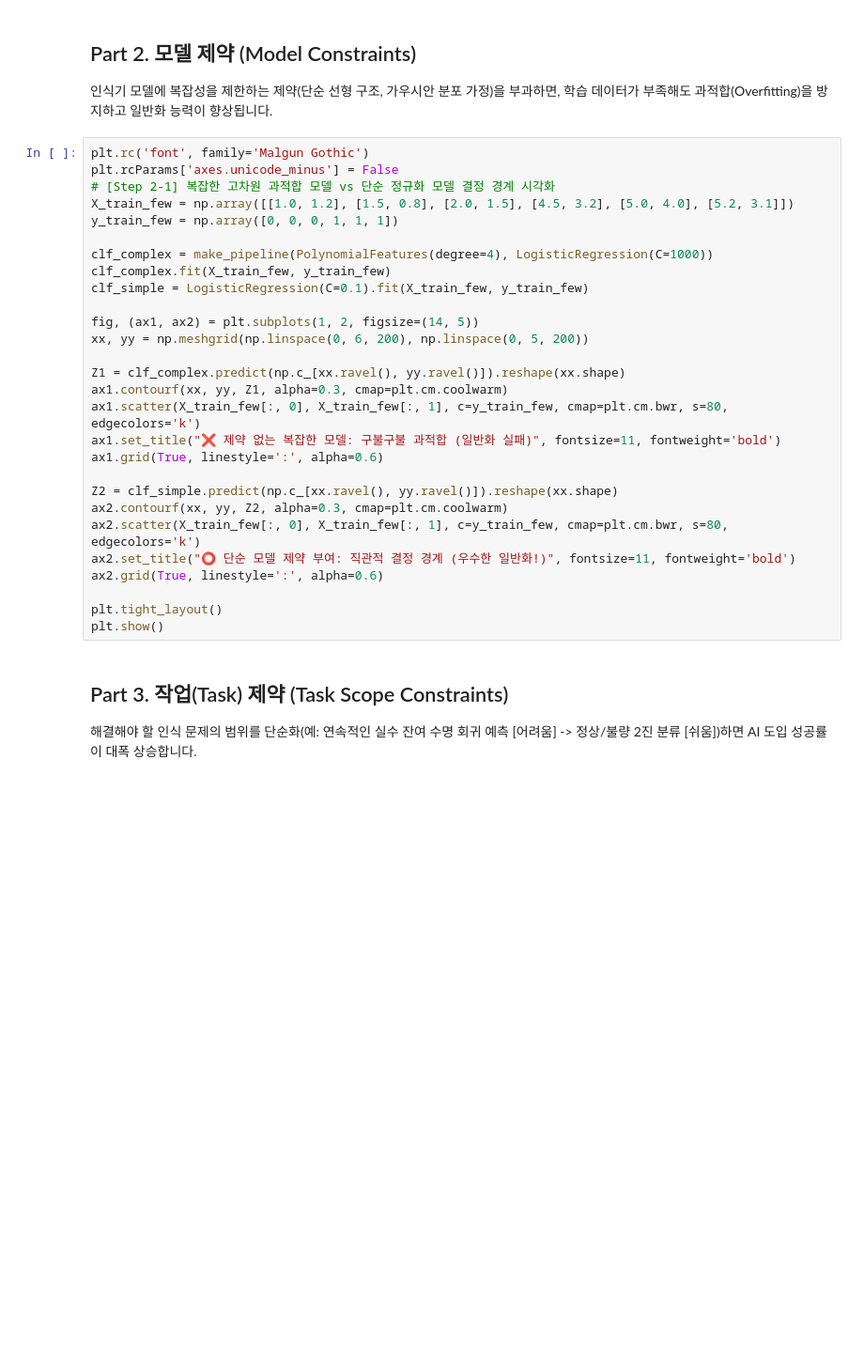
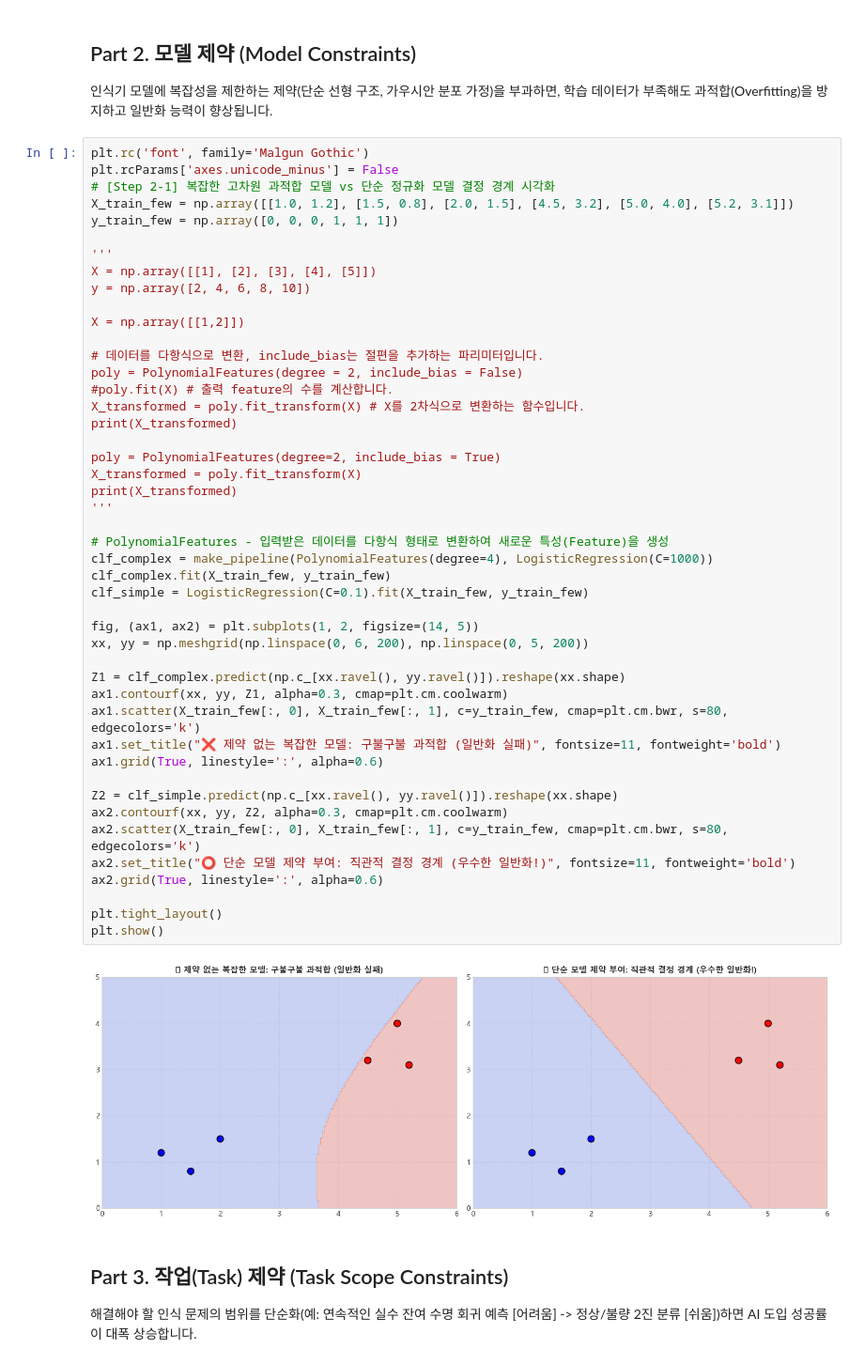
Before and after one commit to sodamsoft/IND_AI, a Jupyter notebook: W02/manufacturing_ai_lab2_2.ipynb, the cells around one changed output. Shown at 94% size. Saved outputs shown, nothing was run; the diff lists cells and outputs as text; blank space fills up the shorter version.

```diff
--- a/W02/manufacturing_ai_lab2_2.ipynb
+++ b/W02/manufacturing_ai_lab2_2.ipynb
@@ -126,31 +132,51 @@ plt.show()
 # %%
 plt.rc('font', family='Malgun Gothic')
 plt.rcParams['axes.unicode_minus'] = False
 # [Step 2-1] 복잡한 고차원 과적합 모델 vs 단순 정규화 모델 결정 경계 시각화
 X_train_few = np.array([[1.0, 1.2], [1.5, 0.8], [2.0, 1.5], [4.5, 3.2], [5.0, 4.0], [5.2, 3.1]])
 y_train_few = np.array([0, 0, 0, 1, 1, 1])
 
+'''
+X = np.array([[1], [2], [3], [4], [5]])
+y = np.array([2, 4, 6, 8, 10])
+
+X = np.array([[1,2]])
+
+# 데이터를 다항식으로 변환, include_bias는 절편을 추가하는 파리미터입니다.
+poly = PolynomialFeatures(degree = 2, include_bias = False)
+#poly.fit(X) # 출력 feature의 수를 계산합니다.
+X_transformed = poly.fit_transform(X) # X를 2차식으로 변환하는 함수입니다.
+print(X_transformed)
+
+poly = PolynomialFeatures(degree=2, include_bias = True)
+X_transformed = poly.fit_transform(X)
+print(X_transformed)
+'''
+
+# PolynomialFeatures - 입력받은 데이터를 다항식 형태로 변환하여 새로운 특성(Feature)을 생성
 clf_complex = make_pipeline(PolynomialFeatures(degree=4), LogisticRegression(C=1000))
 clf_complex.fit(X_train_few, y_train_few)
 clf_simple = LogisticRegression(C=0.1).fit(X_train_few, y_train_few)
 
 fig, (ax1, ax2) = plt.subplots(1, 2, figsize=(14, 5))
 xx, yy = np.meshgrid(np.linspace(0, 6, 200), np.linspace(0, 5, 200))
 
 Z1 = clf_complex.predict(np.c_[xx.ravel(), yy.ravel()]).reshape(xx.shape)
 ax1.contourf(xx, yy, Z1, alpha=0.3, cmap=plt.cm.coolwarm)
 ax1.scatter(X_train_few[:, 0], X_train_few[:, 1], c=y_train_few, cmap=plt.cm.bwr, s=80, edgecolors='k')
 ax1.set_title("❌ 제약 없는 복잡한 모델: 구불구불 과적합 (일반화 실패)", fontsize=11, fontweight='bold')
 ax1.grid(True, linestyle=':', alpha=0.6)
 
 Z2 = clf_simple.predict(np.c_[xx.ravel(), yy.ravel()]).reshape(xx.shape)
 ax2.contourf(xx, yy, Z2, alpha=0.3, cmap=plt.cm.coolwarm)
 ax2.scatter(X_train_few[:, 0], X_train_few[:, 1], c=y_train_few, cmap=plt.cm.bwr, s=80, edgecolors='k')
 ax2.set_title("⭕ 단순 모델 제약 부여: 직관적 결정 경계 (우수한 일반화!)", fontsize=11, fontweight='bold')
 ax2.grid(True, linestyle=':', alpha=0.6)
 
 plt.tight_layout()
 plt.show()
+# %% [output]
+[figure, added]
 # %% [markdown]
 ## Part 3. 작업(Task) 제약 (Task Scope Constraints)
 해결해야 할 인식 문제의 범위를 단순화(예: 연속적인 실수 잔여 수명 회귀 예측 [어려움] -> 정상/불량 2진 분류 [쉬움])하면 AI 도입 성공률이 대폭 상승합니다.
```
Also changed, not shown: parts of 6 cells of this notebook, 1 other file.
